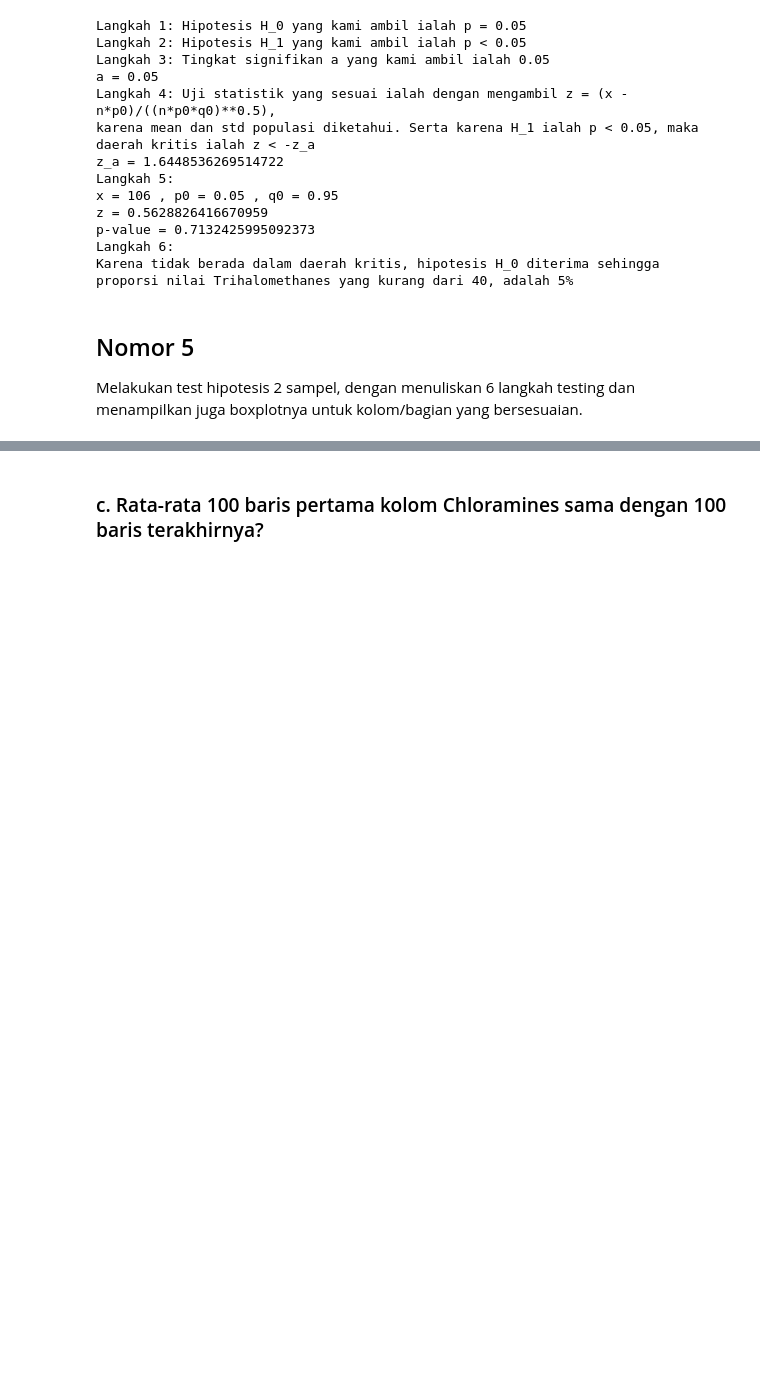
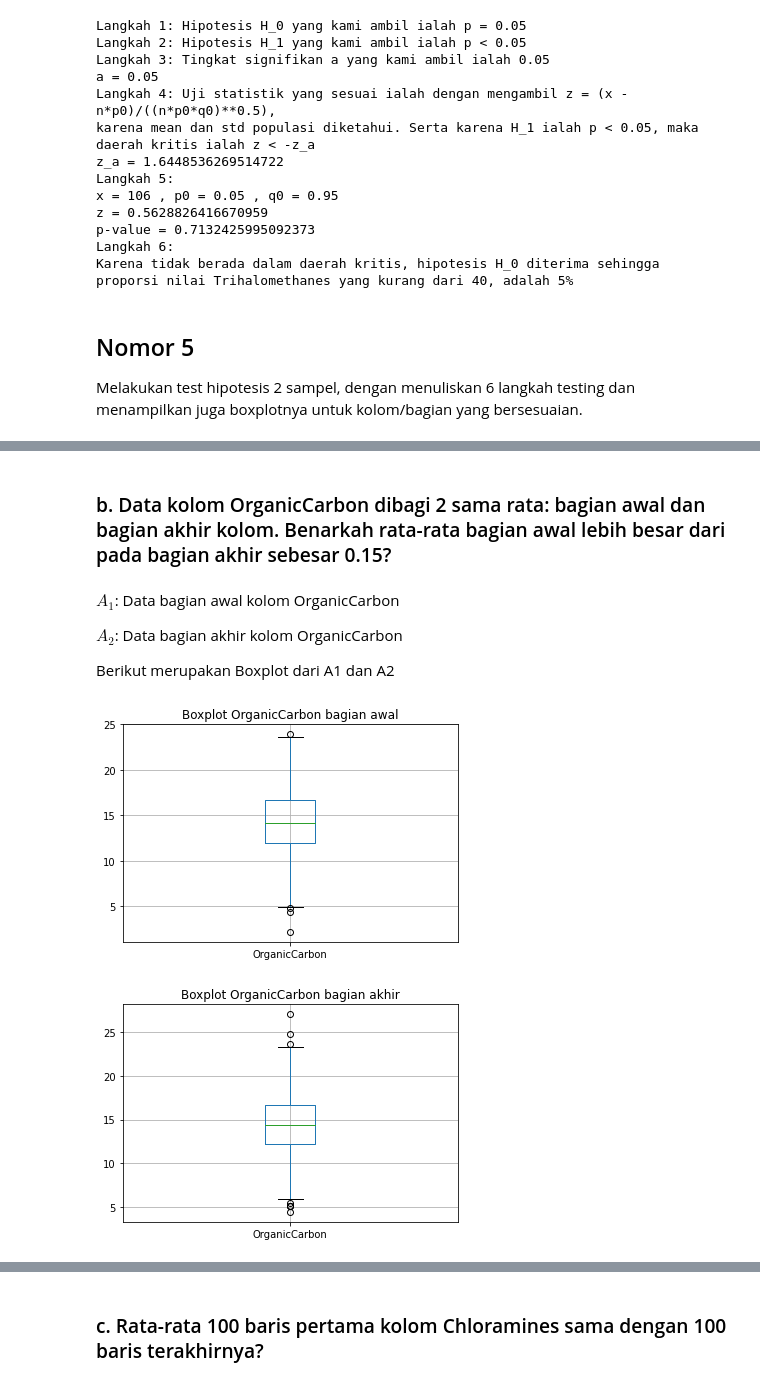
Before and after one commit to clauculus/probstat-analysis, a Jupyter notebook: K01-T1-IF2220-13520073.ipynb, the cells around one changed output, grey strips where cells are left out. Drawn from its saved outputs; the diff is of its cells as text; code cells hidden in the pictures; blank space fills up the shorter version.

```diff
--- a/K01-T1-IF2220-13520073.ipynb
+++ b/K01-T1-IF2220-13520073.ipynb
@@ -960,0 +825,19 @@ Nilai $t$ yang didapat berada di luar daerah kritis ($-0.4216 > -1.9611$) dan p-
+# %% [markdown]
+### b. Data kolom OrganicCarbon dibagi 2 sama rata: bagian awal dan bagian akhir kolom. Benarkah rata-rata bagian awal lebih besar dari pada bagian akhir sebesar 0.15?
+# %% [markdown]
+$A_1$: Data bagian awal kolom OrganicCarbon
+
+$A_2$: Data bagian akhir kolom OrganicCarbon
+
+Berikut merupakan Boxplot dari A1 dan A2
+# %%
+ax = df.loc[:1004].boxplot(["OrganicCarbon"])
+ax.set_title("Boxplot OrganicCarbon bagian awal")
+plt.show()
+
+bx = df.loc[1005:].boxplot(["OrganicCarbon"])
+bx.set_title("Boxplot OrganicCarbon bagian akhir")
+plt.show()
+# %% [output]
+[figure, added]
+[figure, added]
```
Also changed, not shown: parts of 41 cells of this notebook.
